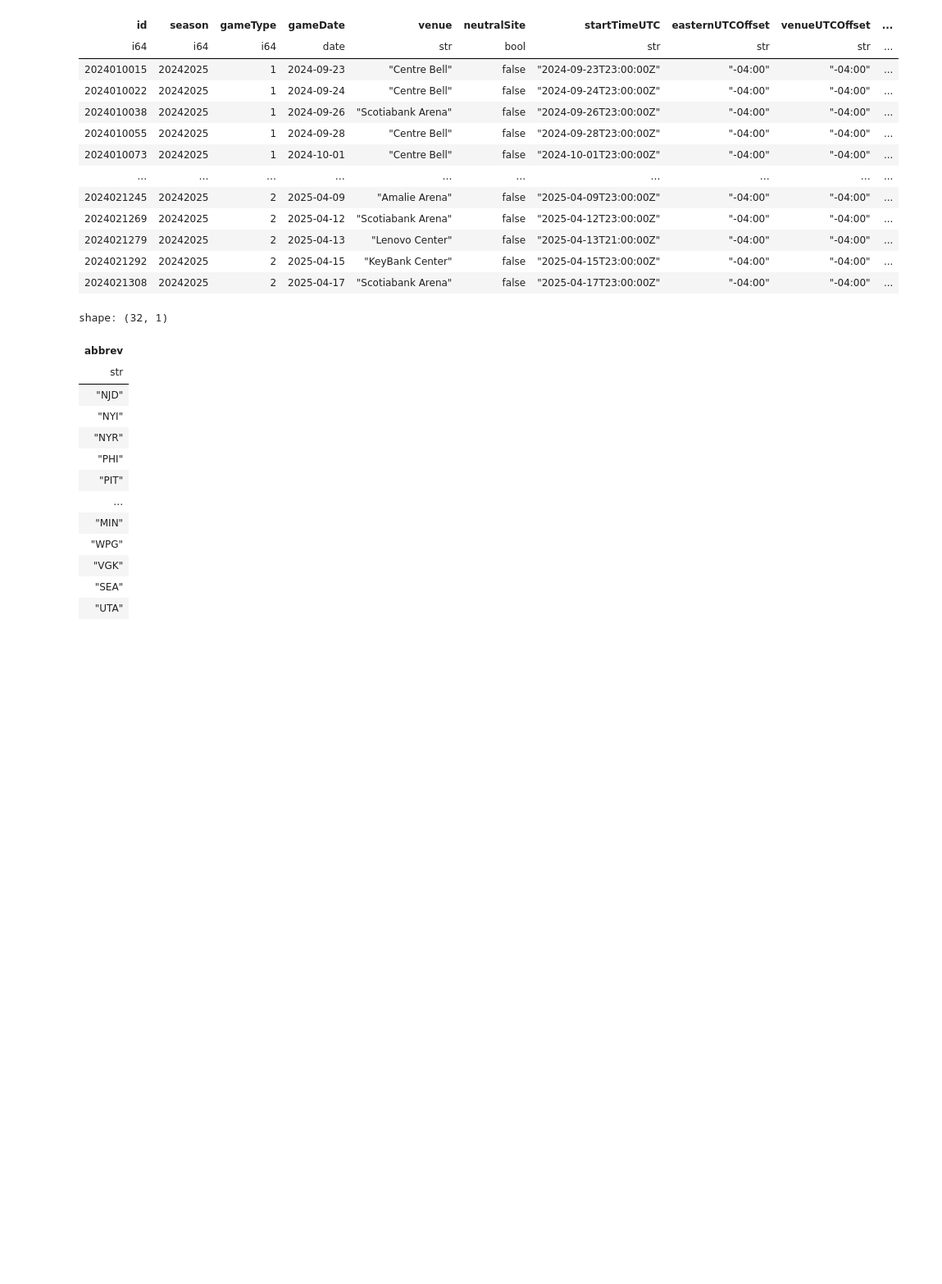
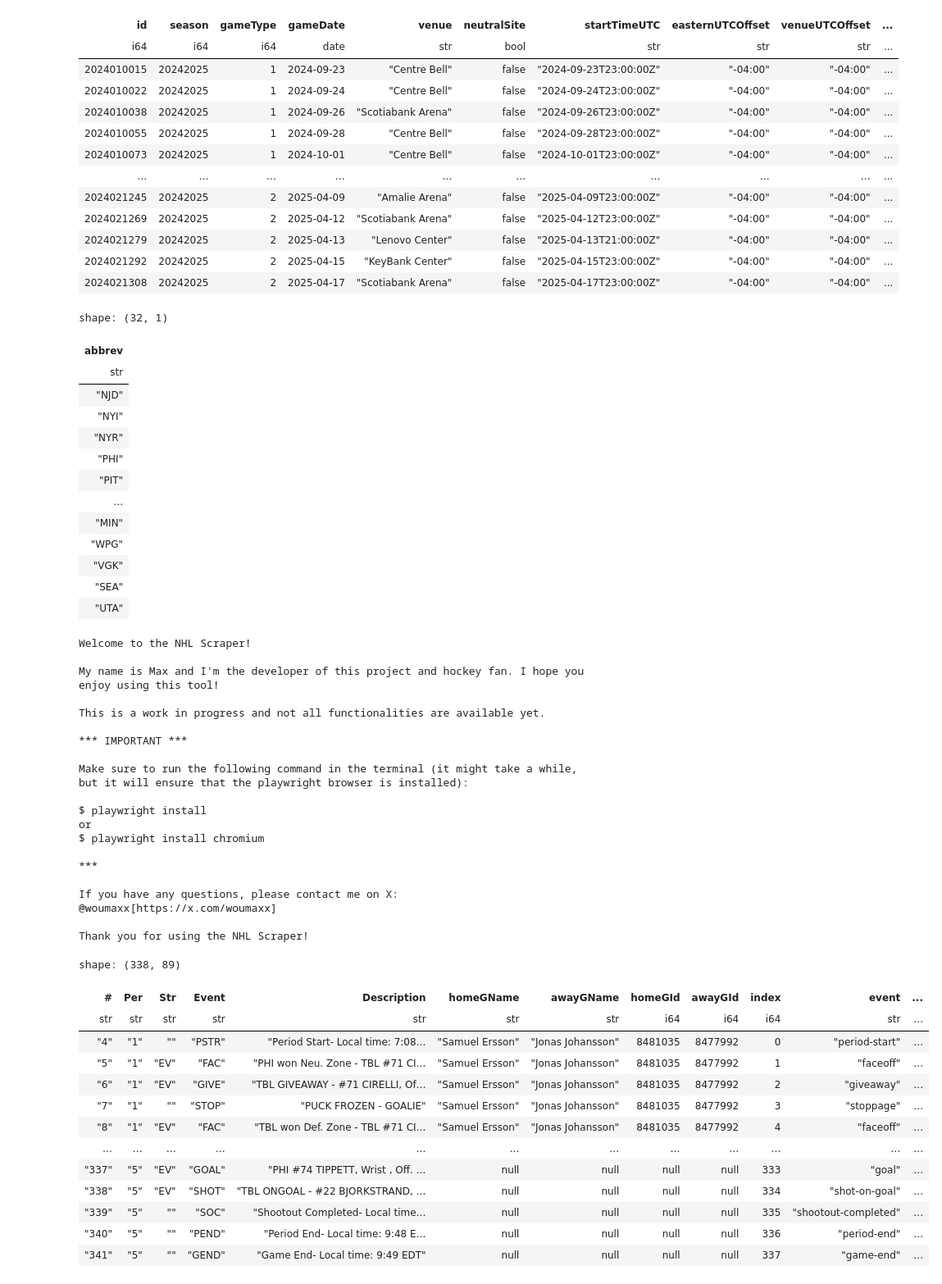
Before and after one commit to maxtixador/nhl_scraper, a Jupyter notebook: notebooks/nb1.ipynb, the cells around one changed output. Shown: that part at 82% size. Saved outputs shown, nothing was run; the diff lists cells and outputs as text; code cells hidden in the pictures; blank space fills up the shorter version.

```diff
--- a/notebooks/nb1.ipynb
+++ b/notebooks/nb1.ipynb
@@ -192,3 +175,39 @@ shape: (32, 1)
 | "VGK" |
 | "SEA" |
 | "UTA" |
+# %%
+await scraper.scrape_pbp([2024021043])
+# %% [output]
+Welcome to the NHL Scraper!
+
+My name is Max and I'm the developer of this project and hockey fan. I hope you enjoy using this tool!
+
+This is a work in progress and not all functionalities are available yet.
+
+*** IMPORTANT ***
+
+Make sure to run the following command in the terminal (it might take a while, but it will ensure that the playwright browser is installed):
+
+$ playwright install
+or
+$ playwright install chromium
+
+***
+
+If you have any questions, please contact me on X: @woumaxx[https://x.com/woumaxx]
+
+Thank you for using the NHL Scraper!
+shape: (338, 89)
+| # | Per | Str | Event | Description | homeGName | awayGName | homeGId | awayGId | index | event | ... |
+| str | str | str | str | str | str | str | i64 | i64 | i64 | str | ... |
+| "4" | "1" | "" | "PSTR" | "Period Start- Local time: 7:08… | "Samuel Ersson" | "Jonas Johansson" | 8481035 | 8477992 | 0 | "period-start" | ... |
+| "5" | "1" | "EV" | "FAC" | "PHI won Neu. Zone - TBL #71 CI… | "Samuel Ersson" | "Jonas Johansson" | 8481035 | 8477992 | 1 | "faceoff" | ... |
+| "6" | "1" | "EV" | "GIVE" | "TBL GIVEAWAY - #71 CIRELLI, Of… | "Samuel Ersson" | "Jonas Johansson" | 8481035 | 8477992 | 2 | "giveaway" | ... |
+| "7" | "1" | "" | "STOP" | "PUCK FROZEN - GOALIE" | "Samuel Ersson" | "Jonas Johansson" | 8481035 | 8477992 | 3 | "stoppage" | ... |
+| "8" | "1" | "EV" | "FAC" | "TBL won Def. Zone - TBL #71 CI… | "Samuel Ersson" | "Jonas Johansson" | 8481035 | 8477992 | 4 | "faceoff" | ... |
+| … | … | … | … | … | … | … | … | … | … | … | ... |
+| "337" | "5" | "EV" | "GOAL" | "PHI #74 TIPPETT, Wrist , Off. … | null | null | null | null | 333 | "goal" | ... |
+| "338" | "5" | "EV" | "SHOT" | "TBL ONGOAL - #22 BJORKSTRAND, … | null | null | null | null | 334 | "shot-on-goal" | ... |
+| "339" | "5" | "" | "SOC" | "Shootout Completed- Local time… | null | null | null | null | 335 | "shootout-completed" | ... |
+| "340" | "5" | "" | "PEND" | "Period End- Local time: 9:48 E… | null | null | null | null | 336 | "period-end" | ... |
+| "341" | "5" | "" | "GEND" | "Game End- Local time: 9:49 EDT" | null | null | null | null | 337 | "game-end" | ... |
```
Also changed, not shown: parts of 14 cells of this notebook, 2 other files.
